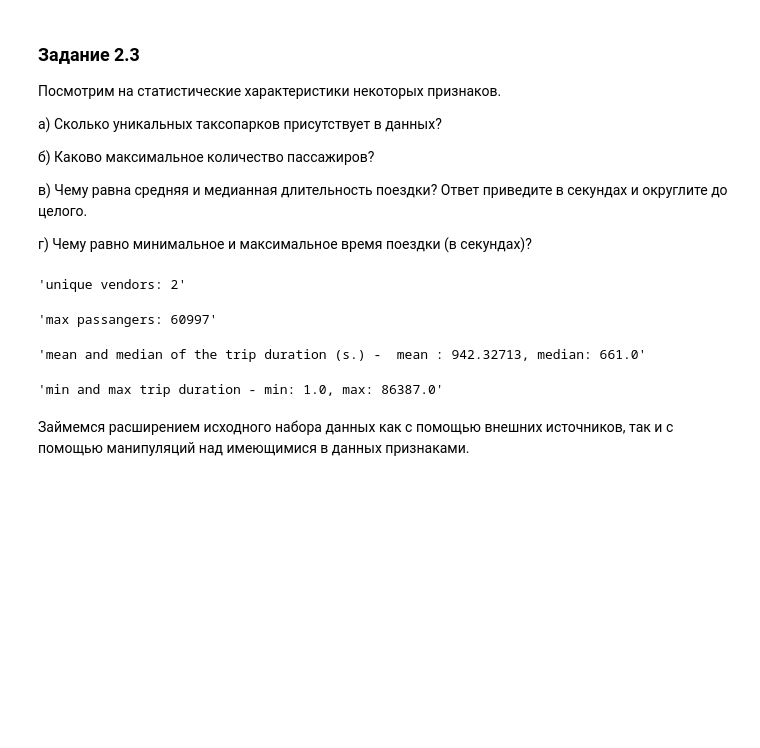
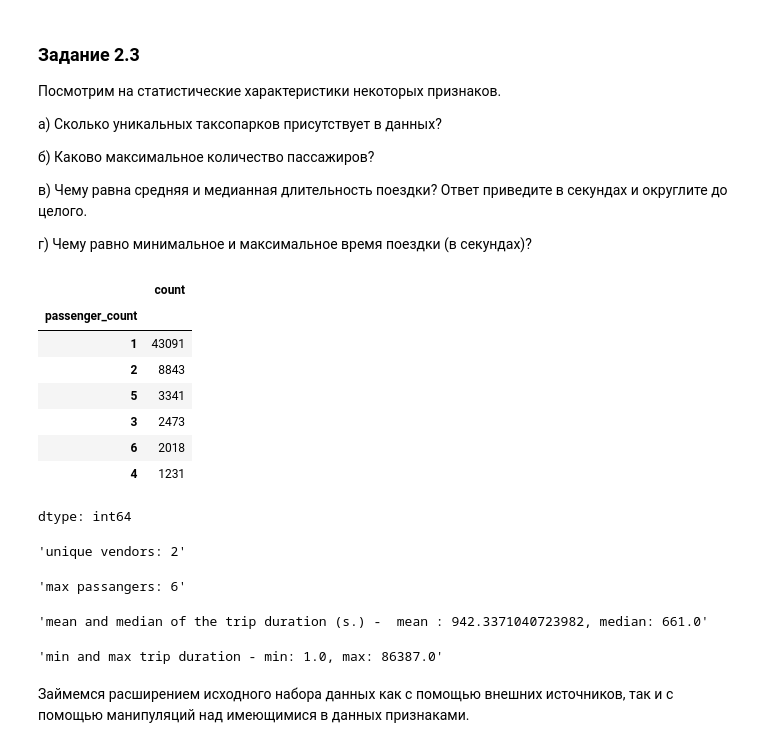
Before and after one commit to Mekhty111/NYC-Taxi-TripML, a Jupyter notebook: Project/Project-5._Ноутбук-шаблон.ipynb, the cells around one changed output. Cells and saved outputs as stored; diff of their text form; code cells hidden in the pictures; blank space fills up the shorter version.

```diff
--- a/Project/Project-5._Ноутбук-шаблон.ipynb
+++ b/Project/Project-5._Ноутбук-шаблон.ipynb
@@ -144,17 +149,29 @@ dtype: int64
 в) Чему равна средняя и медианная длительность поездки? Ответ приведите в секундах и округлите до целого.
 
 г) Чему равно минимальное и максимальное время поездки (в секундах)?
+# %%
+taxi_data['passenger_count'].value_counts()
+# %% [output]
+|  | count |
+| passenger_count |  |
+| 1 | 43091 |
+| 2 | 8843 |
+| 5 | 3341 |
+| 3 | 2473 |
+| 6 | 2018 |
+| 4 | 1231 |
+dtype: int64
 # %%
 # ваш код здесь
 
 display(f'unique vendors: {taxi_data["vendor_id"].nunique()}')
-display(f'max passangers: {taxi_data["id"].nunique()}')
-display(f'mean and median of the trip duration (s.) -  mean : {(taxi_data["dropoff_datetime"] - taxi_data["pickup_datetime"]).mean().total_seconds()}, median: {(taxi_data["dropoff_datetime"] - taxi_data["pickup_datetime"]).median().total_seconds()}')
-display(f'min and max trip duration - min: {(taxi_data["dropoff_datetime"] - taxi_data["pickup_datetime"]).min().total_seconds()}, max: {(taxi_data["dropoff_datetime"] - taxi_data["pickup_datetime"]).max().total_seconds()}')
+display(f'max passangers: {taxi_data["passenger_count"].max()}')
+display(f'mean and median of the trip duration (s.) -  mean : {taxi_data["trip_duration"].mean()}, median: {taxi_data["trip_duration"].median()}')
+display(f'min and max trip duration - min: {taxi_data["trip_duration"].min()}, max: {taxi_data["trip_duration"].max()}')
 # %% [output]
 'unique vendors: 2'
-'max passangers: 60997'
+'max passangers: 6'
-'mean and median of the trip duration (s.) -  mean : 942.32713, median: 661.0'
+'mean and median of the trip duration (s.) -  mean : 942.3371040723982, median: 661.0'
 'min and max trip duration - min: 1.0, max: 86387.0'
 # %% [markdown]
 Займемся расширением исходного набора данных как с помощью внешних источников, так и с помощью манипуляций над имеющимися в данных признаками.
```
Also changed, not shown: parts of 4 cells of this notebook.
